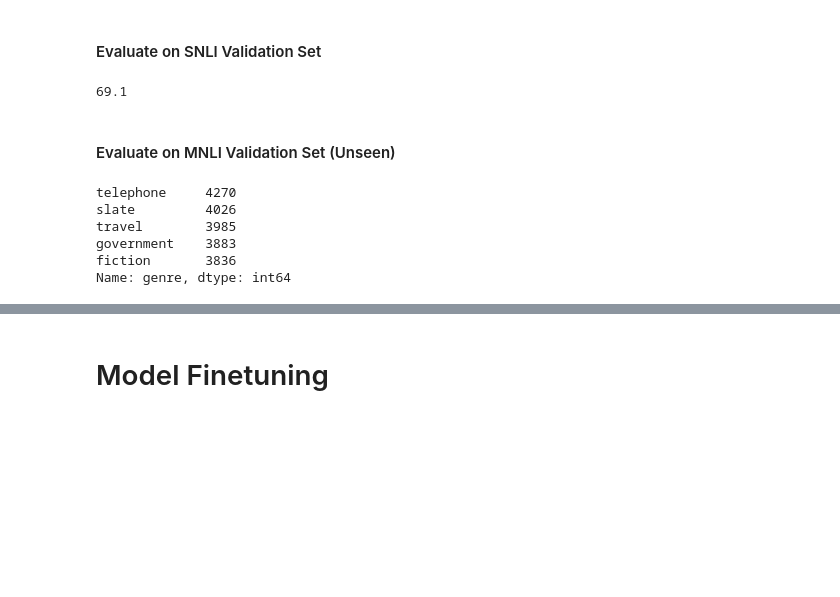
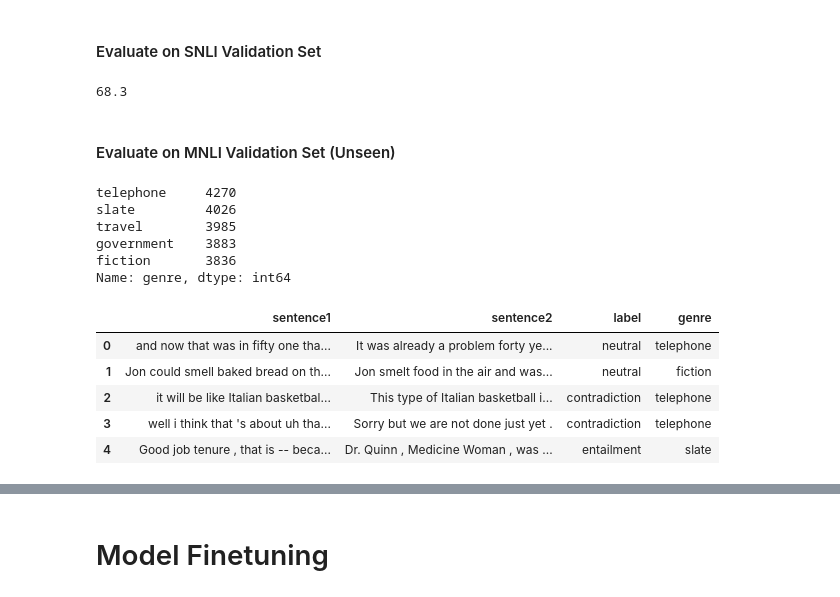
Before and after one commit to nyjgary/nlp-snli, a Jupyter notebook: nlp-snli.ipynb, the cells around one changed output, grey strips where cells are left out. Cells and saved outputs as stored; diff of their text form; code cells hidden in the pictures; blank space fills up the shorter version.

Commit message:
Evaluate on MNLI without tuning

```diff
--- a/nlp-snli.ipynb
+++ b/nlp-snli.ipynb
@@ -791,18 +791,28 @@ best_rnn_model_snli.load_state_dict(checkpoint)
 #### Evaluate on SNLI Validation Set
 # %%
 # retest on SNLI validation set
-val_accuracy, val_predictions, val_labels = test_model(snli_val_loader, best_rnn_snli)
+val_accuracy, val_predictions, val_labels = test_model(snli_val_loader, best_rnn_model_snli)
 print(val_accuracy)
 # %% [output]
-69.1
+68.3
 # %% [markdown]
 #### Evaluate on MNLI Validation Set (Unseen)
-# %%
-mnli_train['genre'].value_counts()
-# %% [output]
-telephone     4270
-slate         4026
-travel        3985
-government    3883
-fiction       3836
-Name: genre, dtype: int64
+# %%
+mnli_genres = mnli_train['genre'].unique()
+mnli_train['genre'].value_counts()
+# %% [output]
+telephone     4270
+slate         4026
+travel        3985
+government    3883
+fiction       3836
+Name: genre, dtype: int64
+# %%
+mnli_train.head()
+# %% [output]
+|  | sentence1 | sentence2 | label | genre |
+| 0 | and now that was in fifty one tha... | It was already a problem forty ye... | neutral | telephone |
+| 1 | Jon could smell baked bread on th... | Jon smelt food in the air and was... | neutral | fiction |
+| 2 | it will be like Italian basketbal... | This type of Italian basketball i... | contradiction | telephone |
+| 3 | well i think that 's about uh tha... | Sorry but we are not done just yet . | contradiction | telephone |
+| 4 | Good job tenure , that is -- beca... | Dr. Quinn , Medicine Woman , was ... | entailment | slate |
```
Also changed, not shown: parts of 4 cells of this notebook.
